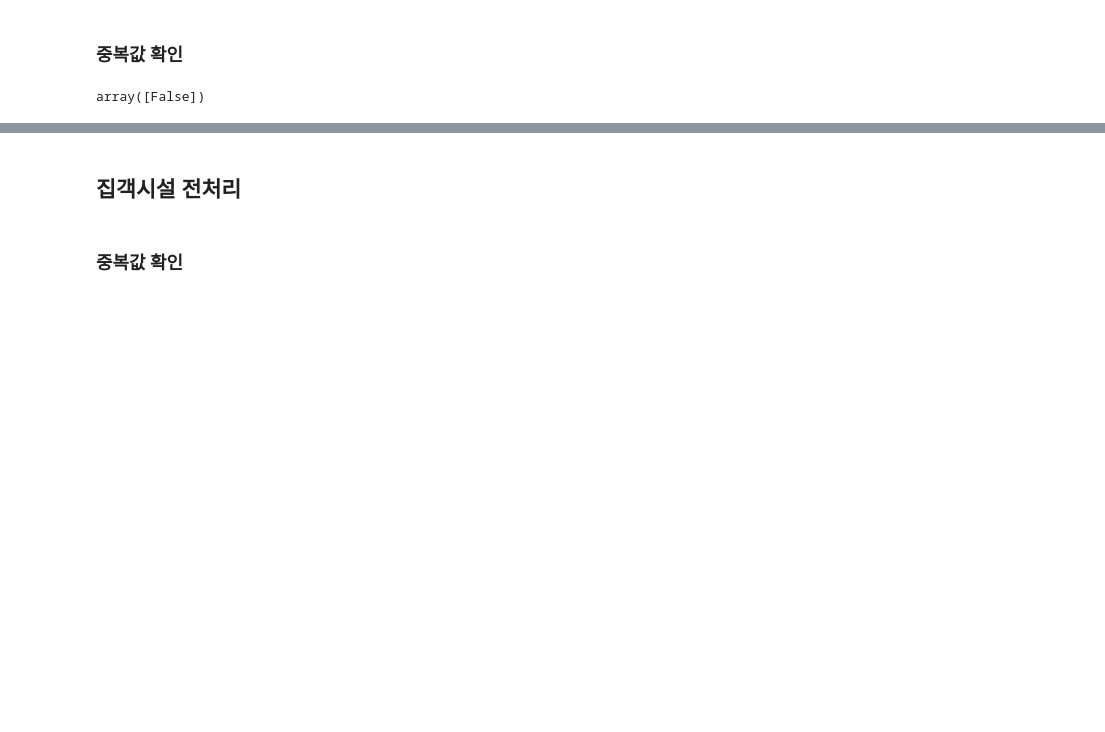
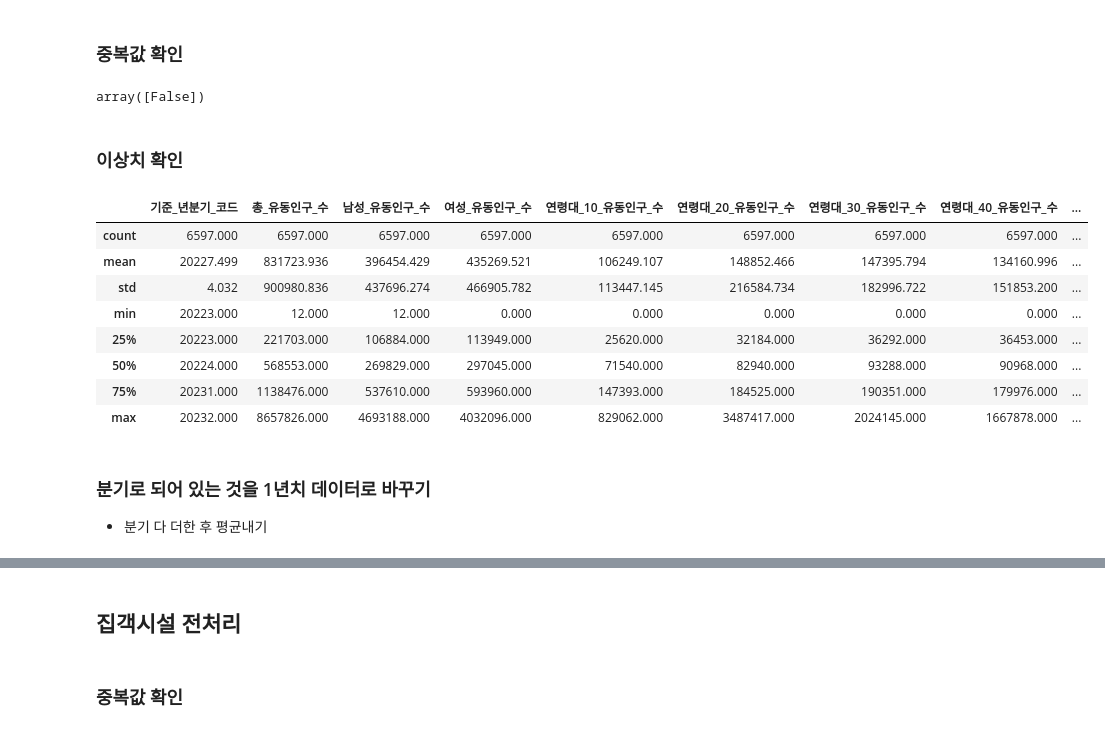
Before and after one commit to databeom/final-project, a Jupyter notebook: Final_Project.ipynb, the cells around one changed output, grey strips where cells are left out. Cells and saved outputs as stored; diff of their text form; code cells hidden in the pictures; blank space fills up the shorter version.

```diff
--- a/Final_Project.ipynb
+++ b/Final_Project.ipynb
@@ -1084,3 +1100,21 @@ dtype: int64
 living_popul.duplicated().unique()
 # %% [output]
 array([False])
+# %% [markdown]
+### 이상치 확인
+# %%
+living_popul.describe()
+# 유동인구 수가 0인 건 말이 안된다고 생각 => 없애는 게 맞나?
+# %% [output]
+|  | 기준_년분기_코드 | 총_유동인구_수 | 남성_유동인구_수 | 여성_유동인구_수 | 연령대_10_유동인구_수 | 연령대_20_유동인구_수 | 연령대_30_유동인구_수 | 연령대_40_유동인구_수 | ... |
+| count | 6597.000 | 6597.000 | 6597.000 | 6597.000 | 6597.000 | 6597.000 | 6597.000 | 6597.000 | ... |
+| mean | 20227.499 | 831723.936 | 396454.429 | 435269.521 | 106249.107 | 148852.466 | 147395.794 | 134160.996 | ... |
+| std | 4.032 | 900980.836 | 437696.274 | 466905.782 | 113447.145 | 216584.734 | 182996.722 | 151853.200 | ... |
+| min | 20223.000 | 12.000 | 12.000 | 0.000 | 0.000 | 0.000 | 0.000 | 0.000 | ... |
+| 25% | 20223.000 | 221703.000 | 106884.000 | 113949.000 | 25620.000 | 32184.000 | 36292.000 | 36453.000 | ... |
+| 50% | 20224.000 | 568553.000 | 269829.000 | 297045.000 | 71540.000 | 82940.000 | 93288.000 | 90968.000 | ... |
+| 75% | 20231.000 | 1138476.000 | 537610.000 | 593960.000 | 147393.000 | 184525.000 | 190351.000 | 179976.000 | ... |
+| max | 20232.000 | 8657826.000 | 4693188.000 | 4032096.000 | 829062.000 | 3487417.000 | 2024145.000 | 1667878.000 | ... |
+# %% [markdown]
+### 분기로 되어 있는 것을 1년치 데이터로 바꾸기
+- 분기 다 더한 후 평균내기
```
Also changed, not shown: parts of 25 cells of this notebook.
